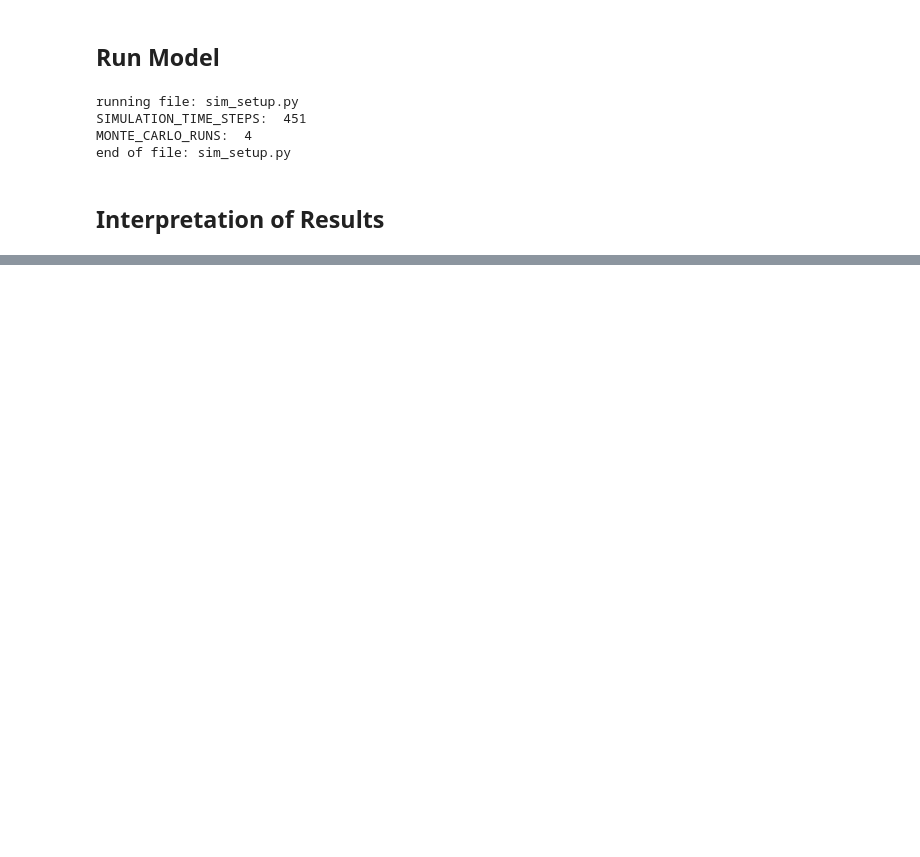
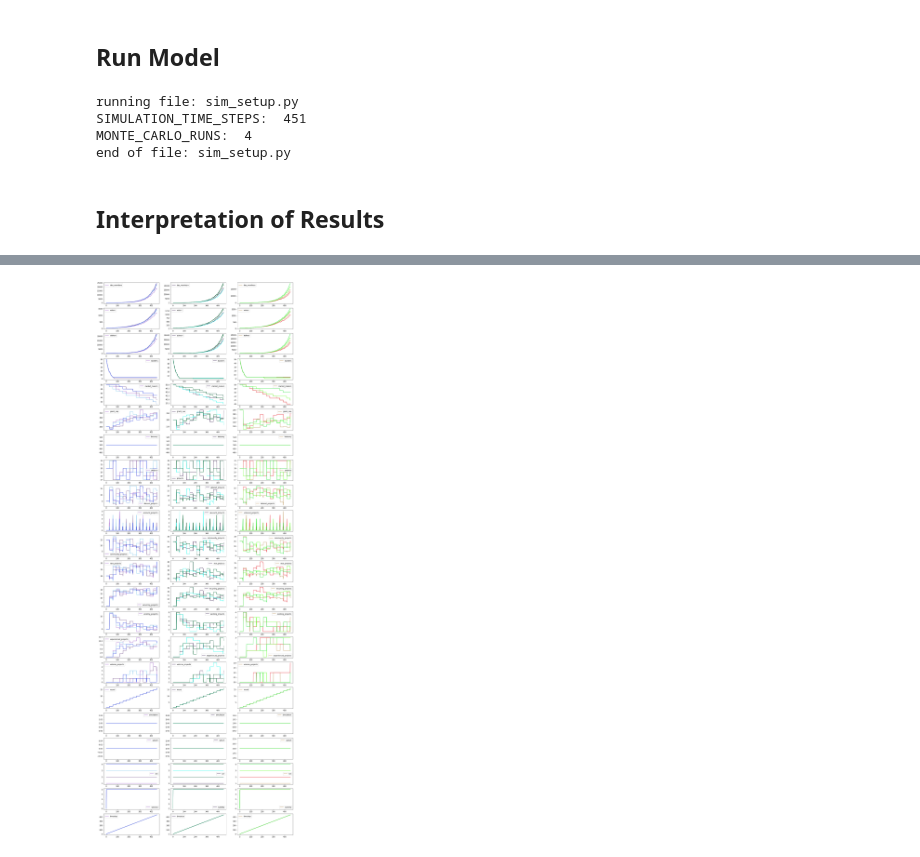
Before and after one commit to marc4gov/rnet-oceandao, a Jupyter notebook: rnet-oceandao.ipynb, the cells around one changed output, grey strips where cells are left out. Saved outputs shown, nothing was run; the diff lists cells and outputs as text; code cells hidden in the pictures; blank space fills up the shorter version.

```diff
--- a/rnet-oceandao.ipynb
+++ b/rnet-oceandao.ipynb
@@ -187,0 +250,8 @@ for j in range(3):
+# %%
+dfplot2 = df2.copy()
+
+dfplot2["experienced_projects"] = dfplot2["experienced_projects"].apply(reduce_experienced)
+
+monte_carlo_plot(dfplot2)
+# %% [output]
+[figure, added]
```
Also changed, not shown: parts of 12 cells of this notebook, 4 other files.
